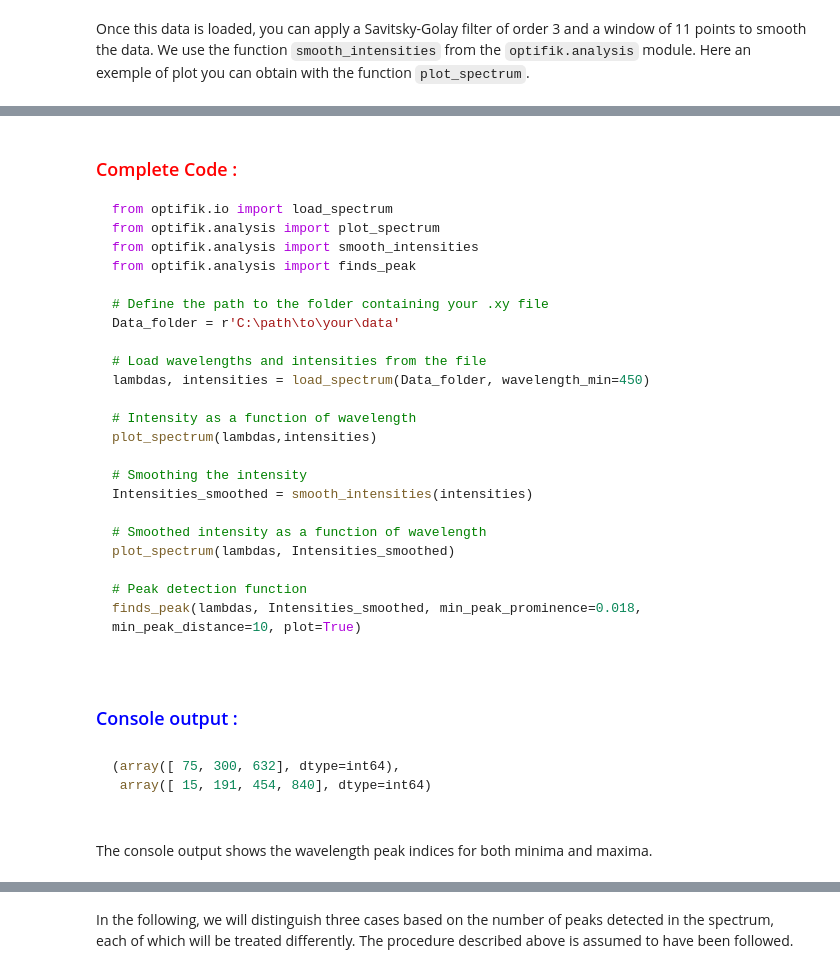
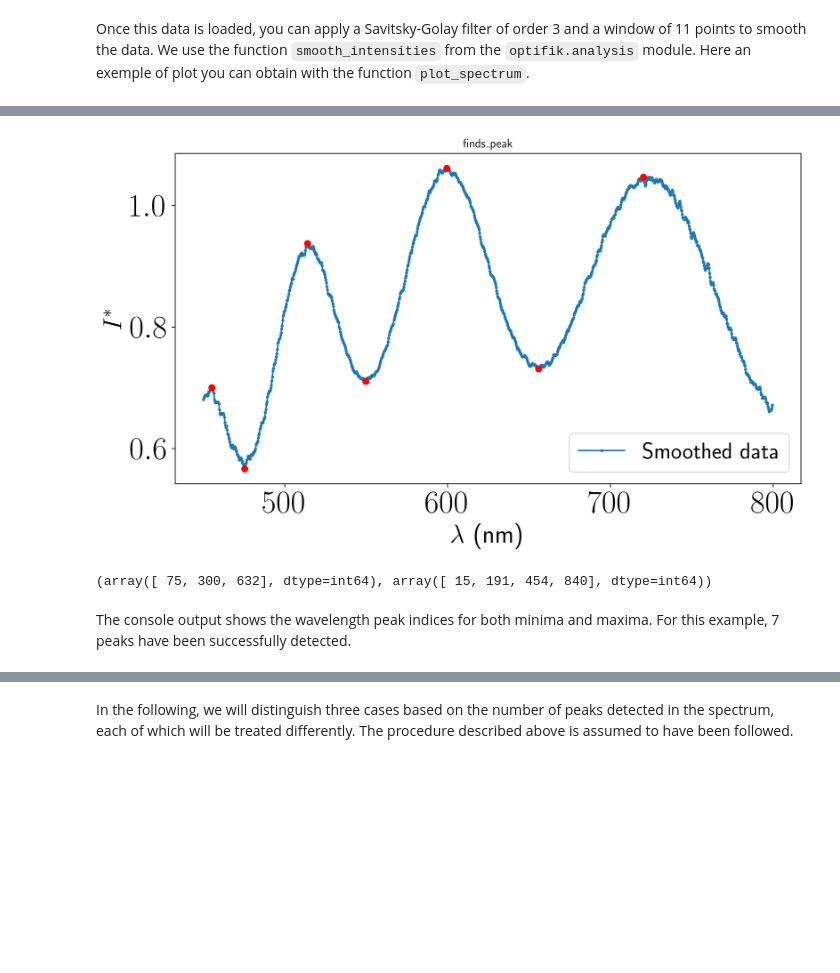
Before and after one commit to sciunto-org/optifik, a Jupyter notebook: docs/notebooks/Example_Choice_of_method.ipynb, the cells around one changed output, grey strips where cells are left out. Cells and saved outputs as stored; diff of their text form; code cells hidden in the pictures; blank space fills up the shorter version.

````diff
--- a/docs/notebooks/Example_Choice_of_method.ipynb
+++ b/docs/notebooks/Example_Choice_of_method.ipynb
@@ -89,34 +87,10 @@ finds_peak(lambdas, Intensities_smoothed, min_peak_prominence=0.018, min_peak_di
-# %% [markdown]
-### <span style="color:red;"> Complete Code :</span>
-
-```python
-from optifik.io import load_spectrum
-from optifik.analysis import plot_spectrum
-from optifik.analysis import smooth_intensities
-from optifik.analysis import finds_peak
-
-# Define the path to the folder containing your .xy file
-Data_folder = r'C:\path\to\your\data'
-
-# Load wavelengths and intensities from the file
-lambdas, intensities = load_spectrum(Data_folder, wavelength_min=450)
-
-# Intensity as a function of wavelength
-plot_spectrum(lambdas,intensities)
-
-# Smoothing the intensity
-Intensities_smoothed = smooth_intensities(intensities)
-
-# Smoothed intensity as a function of wavelength
-plot_spectrum(lambdas, Intensities_smoothed)
-
-# Peak detection function
-finds_peak(lambdas, Intensities_smoothed, min_peak_prominence=0.018, min_peak_distance=10, plot=True)
-# %% [markdown]
-### <span style="color:blue;">Console output :</span>
-# %% [markdown]
-```python
-(array([ 75, 300, 632], dtype=int64),
- array([ 15, 191, 454, 840], dtype=int64)
+# %%
+from optifik.analysis import finds_peak
+
+# Peak detection function, min_peak_prominence and min_peak_distance can be adjusted.
+finds_peak(lambdas, Intensities_smoothed, min_peak_prominence=0.018, min_peak_distance=10, plot=True)
+# %% [output]
+[figure, added]
+(array([ 75, 300, 632], dtype=int64), array([ 15, 191, 454, 840], dtype=int64))
 # %% [markdown]
-The console output shows the wavelength peak indices for both minima and maxima.
+The console output shows the wavelength peak indices for both minima and maxima. For this example, 7 peaks have been successfully detected.
````
Also changed, not shown: parts of 25 cells of this notebook.
